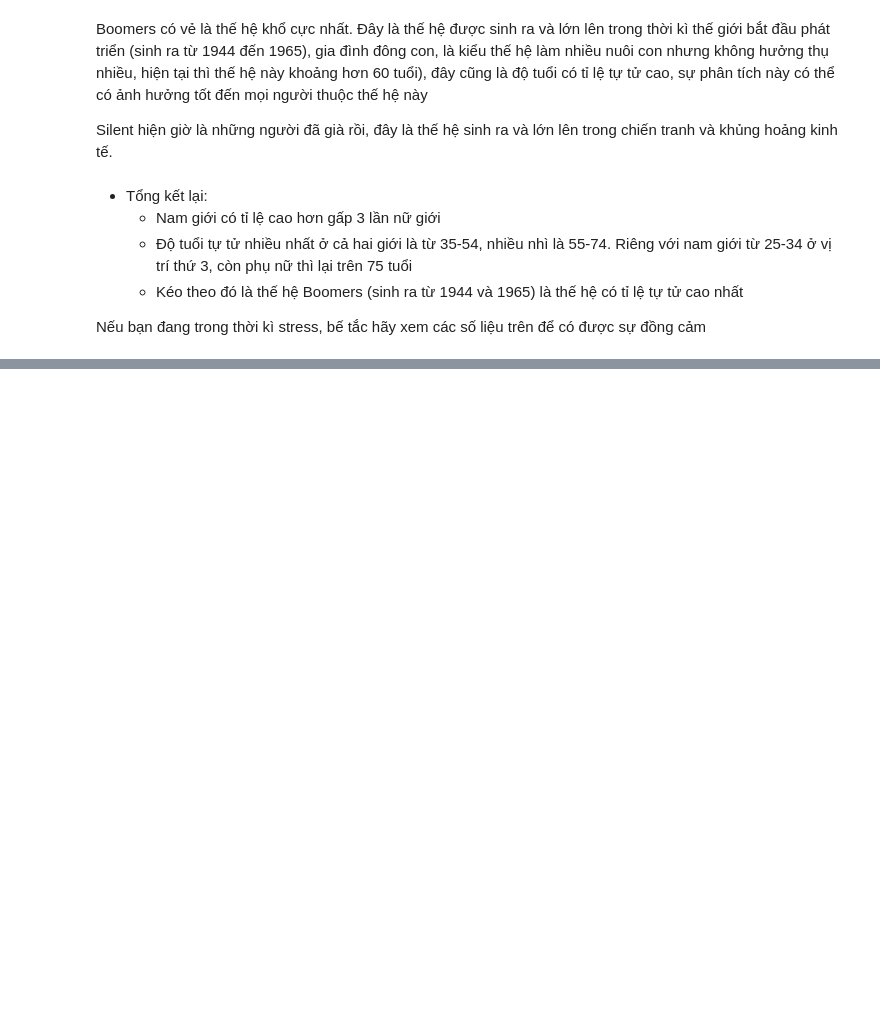
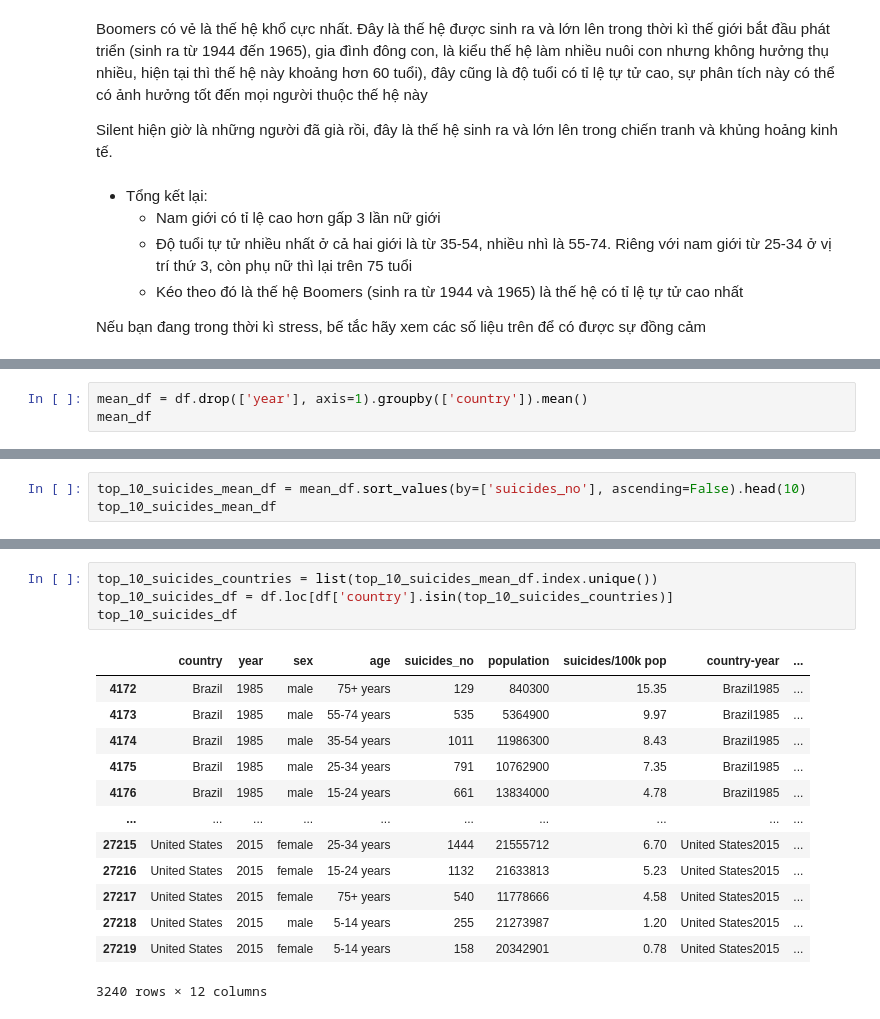
Before and after one commit to AI005/FinalProject-P4DS, a Jupyter notebook: notebook.ipynb, the cells around one changed output, grey strips where cells are left out. Drawn from its saved outputs; the diff is of its cells as text; blank space fills up the shorter version.

```diff
--- a/notebook.ipynb
+++ b/notebook.ipynb
@@ -388,0 +391,3 @@ Nếu bạn đang trong thời kì stress, bế tắc hãy xem các số liệu
+# %%
+mean_df = df.drop(['year'], axis=1).groupby(['country']).mean()
+mean_df
@@ -388,0 +411,3 @@ Nếu bạn đang trong thời kì stress, bế tắc hãy xem các số liệu
+# %%
+top_10_suicides_mean_df = mean_df.sort_values(by=['suicides_no'], ascending=False).head(10)
+top_10_suicides_mean_df
@@ -388,0 +427,18 @@ Nếu bạn đang trong thời kì stress, bế tắc hãy xem các số liệu
+# %%
+top_10_suicides_countries = list(top_10_suicides_mean_df.index.unique())
+top_10_suicides_df = df.loc[df['country'].isin(top_10_suicides_countries)]
+top_10_suicides_df
+# %% [output]
+|  | country | year | sex | age | suicides_no | population | suicides/100k pop | country-year | ... |
+| 4172 | Brazil | 1985 | male | 75+ years | 129 | 840300 | 15.35 | Brazil1985 | ... |
+| 4173 | Brazil | 1985 | male | 55-74 years | 535 | 5364900 | 9.97 | Brazil1985 | ... |
+| 4174 | Brazil | 1985 | male | 35-54 years | 1011 | 11986300 | 8.43 | Brazil1985 | ... |
+| 4175 | Brazil | 1985 | male | 25-34 years | 791 | 10762900 | 7.35 | Brazil1985 | ... |
+| 4176 | Brazil | 1985 | male | 15-24 years | 661 | 13834000 | 4.78 | Brazil1985 | ... |
+| ... | ... | ... | ... | ... | ... | ... | ... | ... | ... |
+| 27215 | United States | 2015 | female | 25-34 years | 1444 | 21555712 | 6.70 | United States2015 | ... |
+| 27216 | United States | 2015 | female | 15-24 years | 1132 | 21633813 | 5.23 | United States2015 | ... |
+| 27217 | United States | 2015 | female | 75+ years | 540 | 11778666 | 4.58 | United States2015 | ... |
+| 27218 | United States | 2015 | male | 5-14 years | 255 | 21273987 | 1.20 | United States2015 | ... |
+| 27219 | United States | 2015 | female | 5-14 years | 158 | 20342901 | 0.78 | United States2015 | ... |
+3240 rows × 12 columns
```
Also changed, not shown: parts of 12 cells of this notebook.
